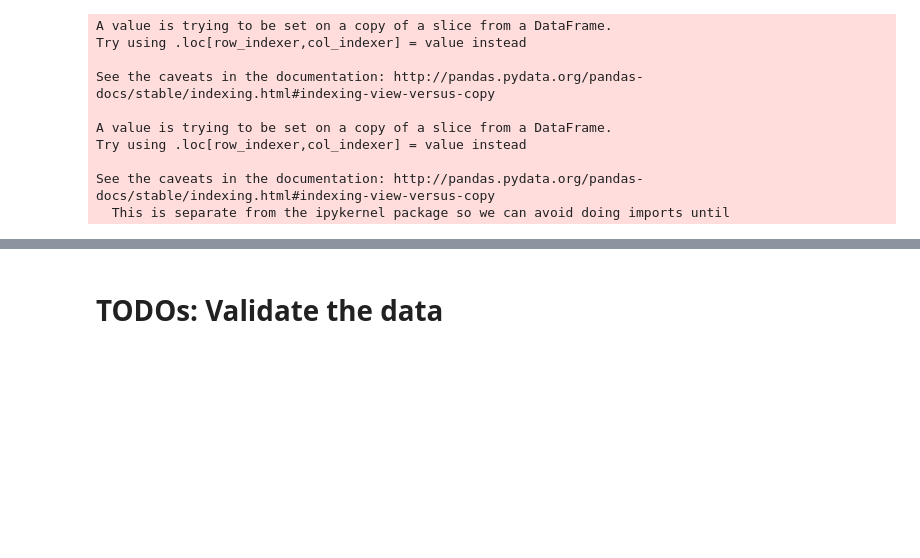
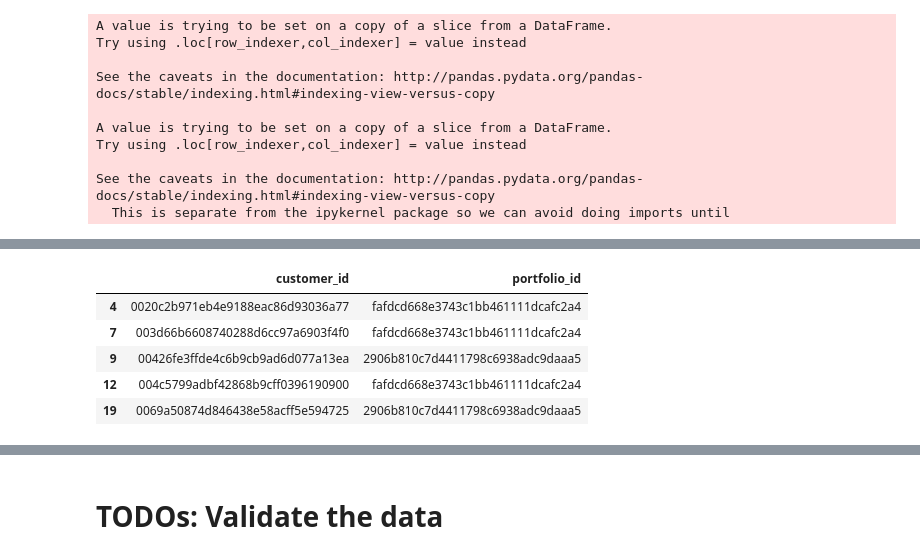
Before and after one commit to Mendy5/Udacity_Project_Capstone, a Jupyter notebook: Starbucks_Capstone_notebook.ipynb, the cells around one changed output, grey strips where cells are left out. Saved outputs shown, nothing was run; the diff lists cells and outputs as text; code cells hidden in the pictures; blank space fills up the shorter version.

```diff
--- a/Starbucks_Capstone_notebook.ipynb
+++ b/Starbucks_Capstone_notebook.ipynb
@@ -1613,0 +1618,9 @@ transcript_disc_final_df_temp.head()
+# %%
+test_final_df.head()
+# %% [output]
+|  | customer_id | portfolio_id |
+| 4 | 0020c2b971eb4e9188eac86d93036a77 | fafdcd668e3743c1bb461111dcafc2a4 |
+| 7 | 003d66b6608740288d6cc97a6903f4f0 | fafdcd668e3743c1bb461111dcafc2a4 |
+| 9 | 00426fe3ffde4c6b9cb9ad6d077a13ea | 2906b810c7d4411798c6938adc9daaa5 |
+| 12 | 004c5799adbf42868b9cff0396190900 | fafdcd668e3743c1bb461111dcafc2a4 |
+| 19 | 0069a50874d846438e58acff5e594725 | 2906b810c7d4411798c6938adc9daaa5 |
```
Also changed, not shown: parts of 29 cells of this notebook.
